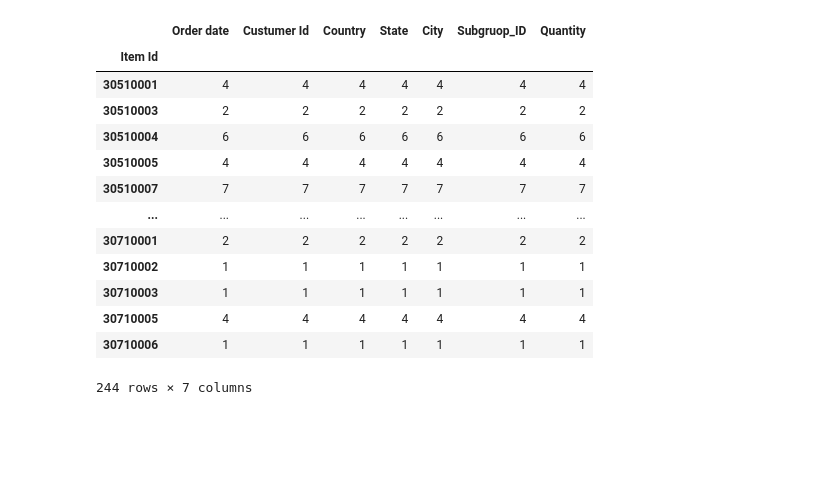
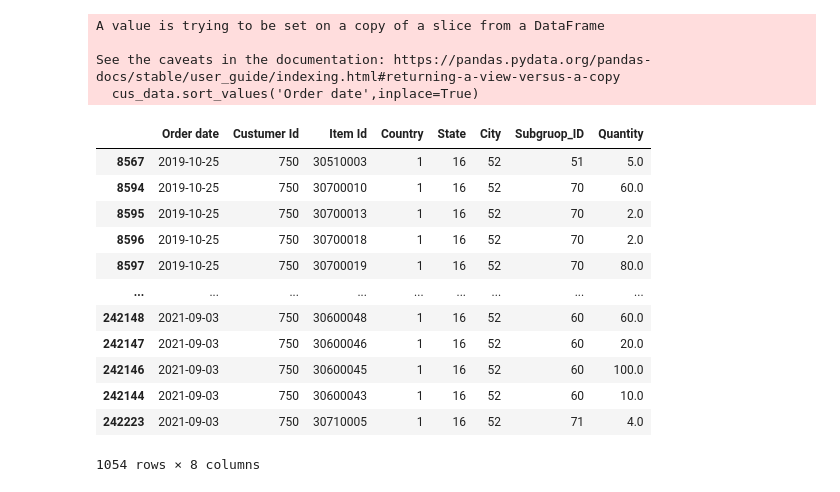
Before and after one commit to keshavs0305/Sales-Forecasting, a Jupyter notebook: playground.ipynb, the cells around one changed output. Drawn from its saved outputs; the diff is of its cells as text; code cells hidden in the pictures; blank space fills up the shorter version.

```diff
--- a/playground.ipynb
+++ b/playground.ipynb
@@ -62,17 +9,23 @@ df.groupby('Custumer Id').get_group(750)
-# %%
-df.groupby('Custumer Id').get_group(750).groupby('Item Id').count()
-# %% [output]
-|  | Order date | Custumer Id | Country | State | City | Subgruop_ID | Quantity |
-| Item Id |  |  |  |  |  |  |  |
-| 30510001 | 4 | 4 | 4 | 4 | 4 | 4 | 4 |
-| 30510003 | 2 | 2 | 2 | 2 | 2 | 2 | 2 |
-| 30510004 | 6 | 6 | 6 | 6 | 6 | 6 | 6 |
-| 30510005 | 4 | 4 | 4 | 4 | 4 | 4 | 4 |
-| 30510007 | 7 | 7 | 7 | 7 | 7 | 7 | 7 |
-| ... | ... | ... | ... | ... | ... | ... | ... |
-| 30710001 | 2 | 2 | 2 | 2 | 2 | 2 | 2 |
-| 30710002 | 1 | 1 | 1 | 1 | 1 | 1 | 1 |
-| 30710003 | 1 | 1 | 1 | 1 | 1 | 1 | 1 |
-| 30710005 | 4 | 4 | 4 | 4 | 4 | 4 | 4 |
-| 30710006 | 1 | 1 | 1 | 1 | 1 | 1 | 1 |
-244 rows × 7 columns
+# %%
+df['Order date'] = pd.to_datetime(df['Order date'])
+cus_data = df.groupby('Custumer Id').get_group(750)
+cus_data.sort_values('Order date',inplace=True)
+cus_data
+# %% [output]
+A value is trying to be set on a copy of a slice from a DataFrame
+
+See the caveats in the documentation: https://pandas.pydata.org/pandas-docs/stable/user_guide/indexing.html#returning-a-view-versus-a-copy
+  cus_data.sort_values('Order date',inplace=True)
+|  | Order date | Custumer Id | Item Id | Country | State | City | Subgruop_ID | Quantity |
+| 8567 | 2019-10-25 | 750 | 30510003 | 1 | 16 | 52 | 51 | 5.0 |
+| 8594 | 2019-10-25 | 750 | 30700010 | 1 | 16 | 52 | 70 | 60.0 |
+| 8595 | 2019-10-25 | 750 | 30700013 | 1 | 16 | 52 | 70 | 2.0 |
+| 8596 | 2019-10-25 | 750 | 30700018 | 1 | 16 | 52 | 70 | 2.0 |
+| 8597 | 2019-10-25 | 750 | 30700019 | 1 | 16 | 52 | 70 | 80.0 |
+| ... | ... | ... | ... | ... | ... | ... | ... | ... |
+| 242148 | 2021-09-03 | 750 | 30600048 | 1 | 16 | 52 | 60 | 60.0 |
+| 242147 | 2021-09-03 | 750 | 30600046 | 1 | 16 | 52 | 60 | 20.0 |
+| 242146 | 2021-09-03 | 750 | 30600045 | 1 | 16 | 52 | 60 | 100.0 |
+| 242144 | 2021-09-03 | 750 | 30600043 | 1 | 16 | 52 | 60 | 10.0 |
+| 242223 | 2021-09-03 | 750 | 30710005 | 1 | 16 | 52 | 71 | 4.0 |
+1054 rows × 8 columns
```
Also changed, not shown: parts of 14 cells of this notebook.
